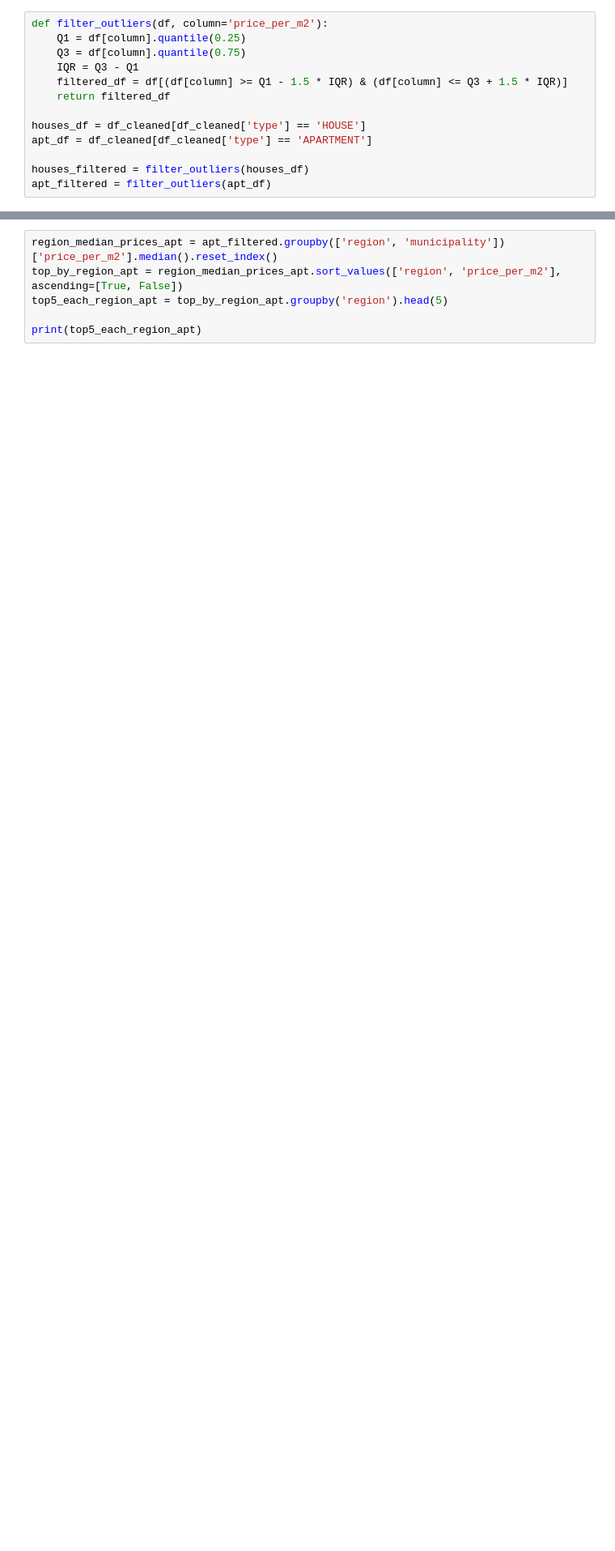
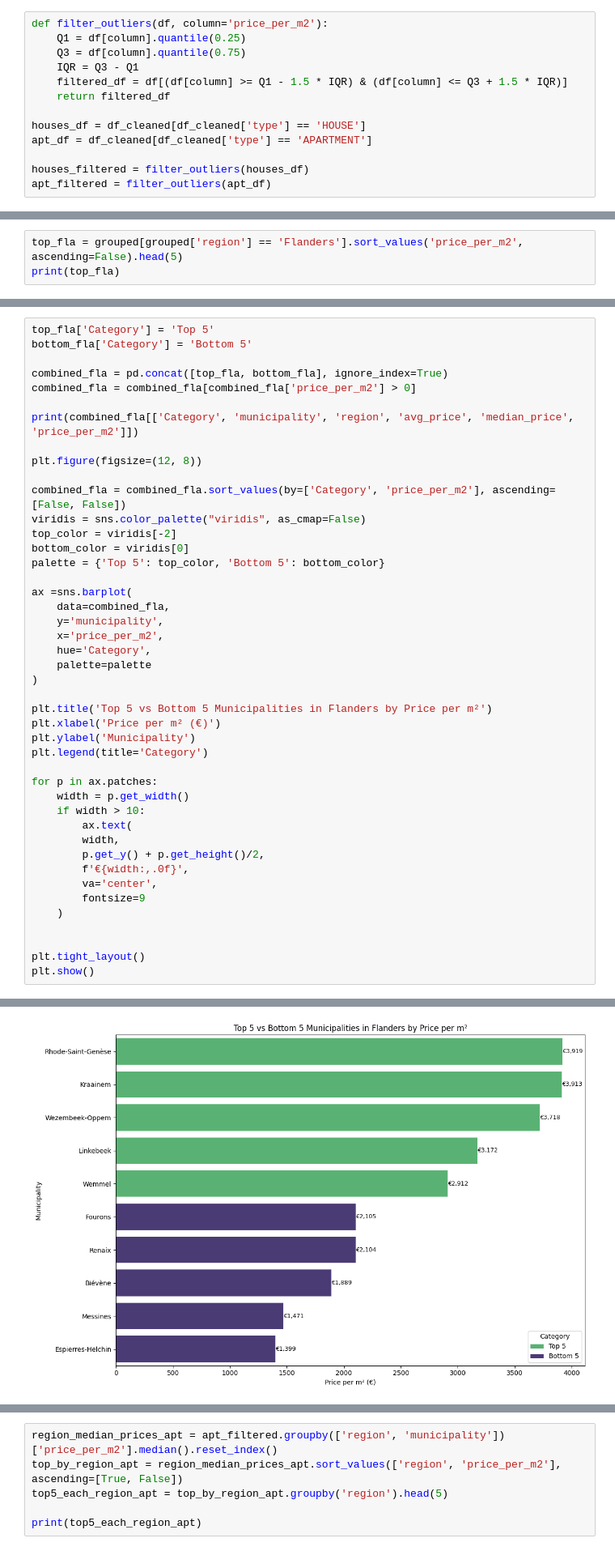
Before and after one commit to meganmarchale/ImmoEliza_analysis, a Jupyter notebook: utils/choti_municipality.ipynb, the cells around one changed output, grey strips where cells are left out. Shown at 81% size. Drawn from its saved outputs; the diff is of its cells as text; blank space fills up the shorter version.

```diff
--- a/utils/choti_municipality.ipynb
+++ b/utils/choti_municipality.ipynb
@@ -23,0 +59,3 @@ apt_filtered = filter_outliers(apt_df)
+# %%
+top_fla = grouped[grouped['region'] == 'Flanders'].sort_values('price_per_m2', ascending=False).head(5)
+print(top_fla)
@@ -23,0 +167,45 @@ apt_filtered = filter_outliers(apt_df)
+# %%
+top_fla['Category'] = 'Top 5'
+bottom_fla['Category'] = 'Bottom 5'
+
+combined_fla = pd.concat([top_fla, bottom_fla], ignore_index=True)
+combined_fla = combined_fla[combined_fla['price_per_m2'] > 0]
+
+print(combined_fla[['Category', 'municipality', 'region', 'avg_price', 'median_price', 'price_per_m2']])
+
+plt.figure(figsize=(12, 8))
+
+combined_fla = combined_fla.sort_values(by=['Category', 'price_per_m2'], ascending=[False, False])
+viridis = sns.color_palette("viridis", as_cmap=False)
+top_color = viridis[-2]
+bottom_color = viridis[0]
+palette = {'Top 5': top_color, 'Bottom 5': bottom_color}
+
+ax =sns.barplot(
+    data=combined_fla,
+    y='municipality',
+    x='price_per_m2',
+    hue='Category',
+    palette=palette
+)
+
+plt.title('Top 5 vs Bottom 5 Municipalities in Flanders by Price per m²')
+plt.xlabel('Price per m² (€)')
+plt.ylabel('Municipality')
+plt.legend(title='Category')
+
+for p in ax.patches:
+    width = p.get_width()
+    if width > 10:
+        ax.text(
+        width,
+        p.get_y() + p.get_height()/2,
+        f'€{width:,.0f}',
+        va='center',
+        fontsize=9
+    )
+
+
+plt.tight_layout()
+plt.show()
+# %% [output]
@@ -23,0 +229 @@ apt_filtered = filter_outliers(apt_df)
+[figure, added]
```
Also changed, not shown: parts of 14 cells of this notebook, 1 other file.
